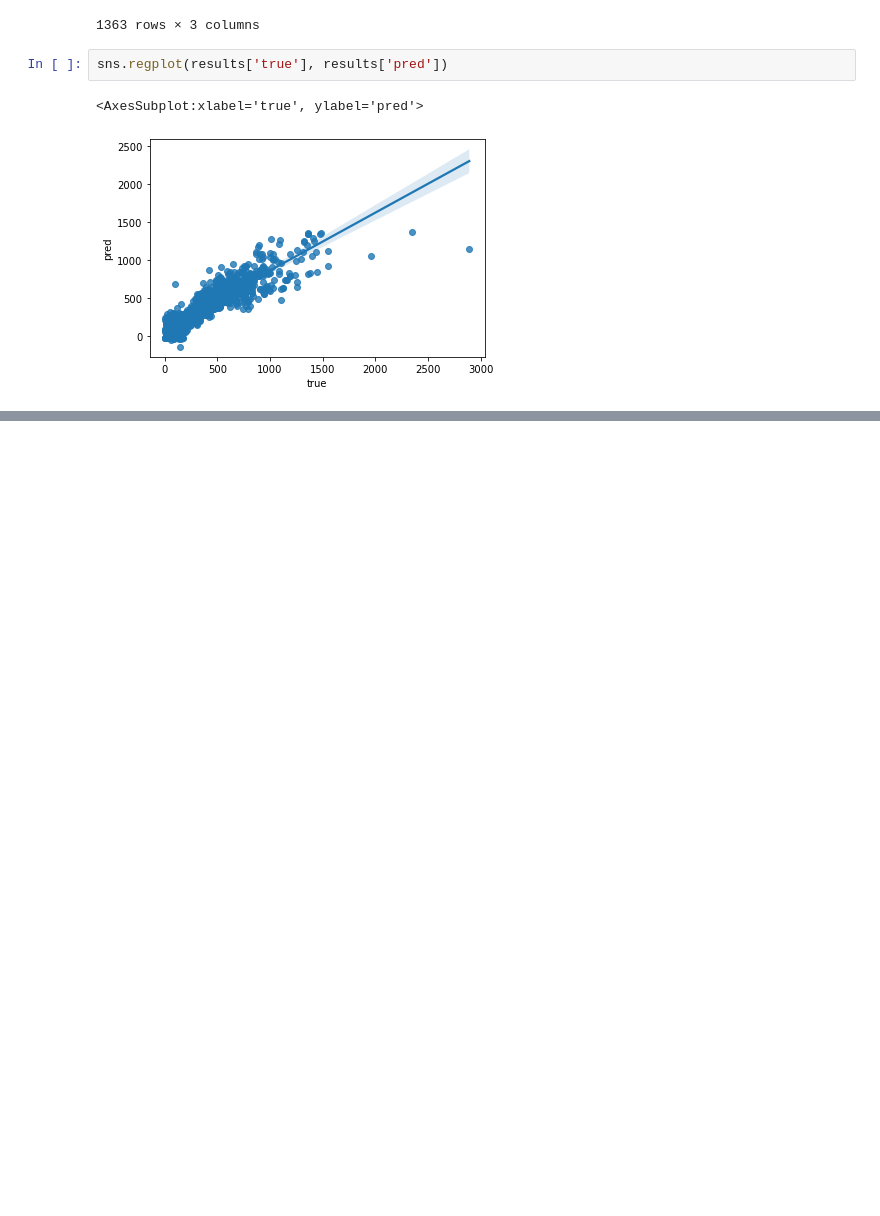
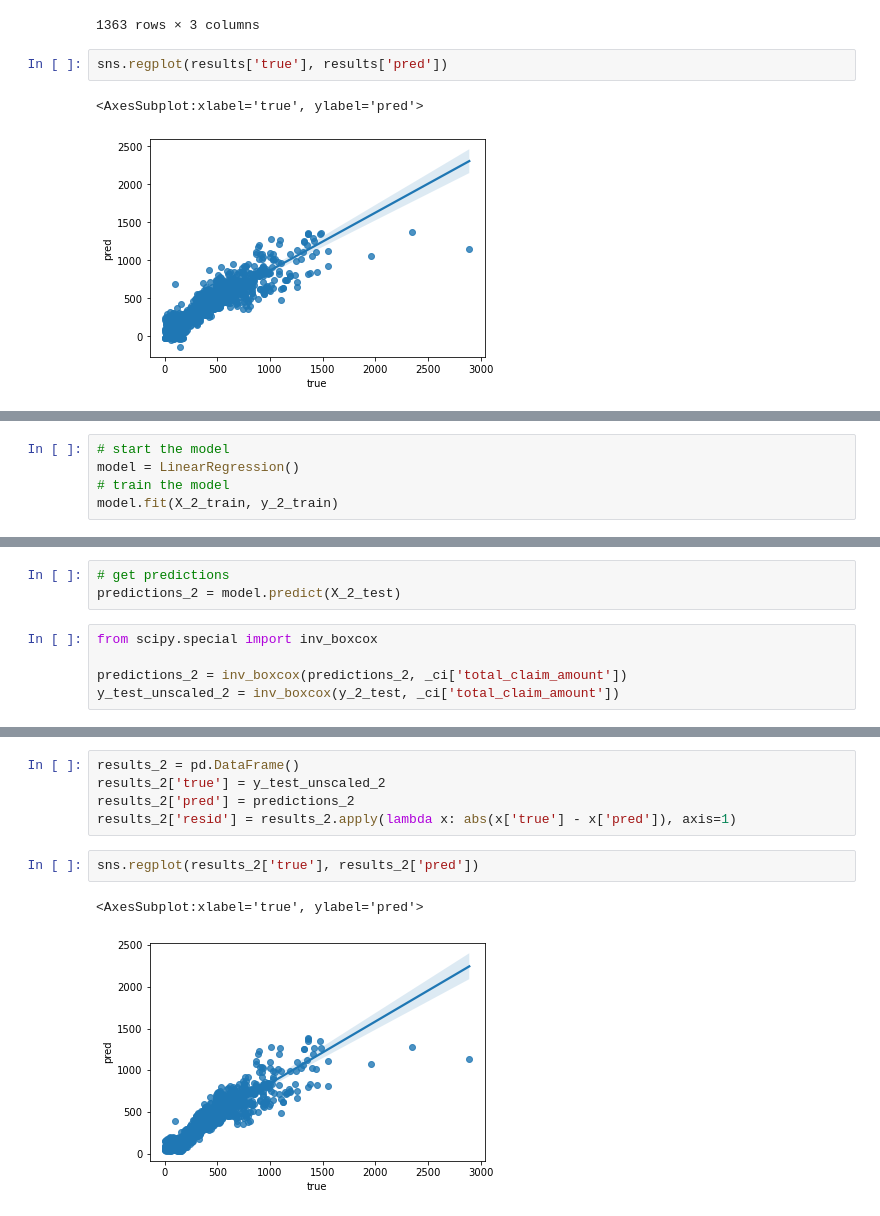
Before and after one commit to nataschaberg/lab-customer-analysis, a Jupyter notebook: exercises/data_cleaning_round_2.ipynb, the cells around one changed output, grey strips where cells are left out. Saved outputs shown, nothing was run; the diff lists cells and outputs as text; blank space fills up the shorter version.

```diff
--- a/exercises/data_cleaning_round_2.ipynb
+++ b/exercises/data_cleaning_round_2.ipynb
@@ -631,0 +679,5 @@ sns.regplot(results['true'], results['pred'])
+# %%
+# start the model
+model = LinearRegression()
+# train the model
+model.fit(X_2_train, y_2_train)
@@ -631,0 +688,8 @@ sns.regplot(results['true'], results['pred'])
+# %%
+# get predictions
+predictions_2 = model.predict(X_2_test)
+# %%
+from scipy.special import inv_boxcox
+
+predictions_2 = inv_boxcox(predictions_2, _ci['total_claim_amount'])
+y_test_unscaled_2 = inv_boxcox(y_2_test, _ci['total_claim_amount'])
@@ -631,0 +706,10 @@ sns.regplot(results['true'], results['pred'])
+# %%
+results_2 = pd.DataFrame()
+results_2['true'] = y_test_unscaled_2
+results_2['pred'] = predictions_2
+results_2['resid'] = results_2.apply(lambda x: abs(x['true'] - x['pred']), axis=1)
+# %%
+sns.regplot(results_2['true'], results_2['pred'])
+# %% [output]
+<AxesSubplot:xlabel='true', ylabel='pred'>
+[figure, added]
```
Also changed, not shown: parts of 9 cells of this notebook, 1 other file.
